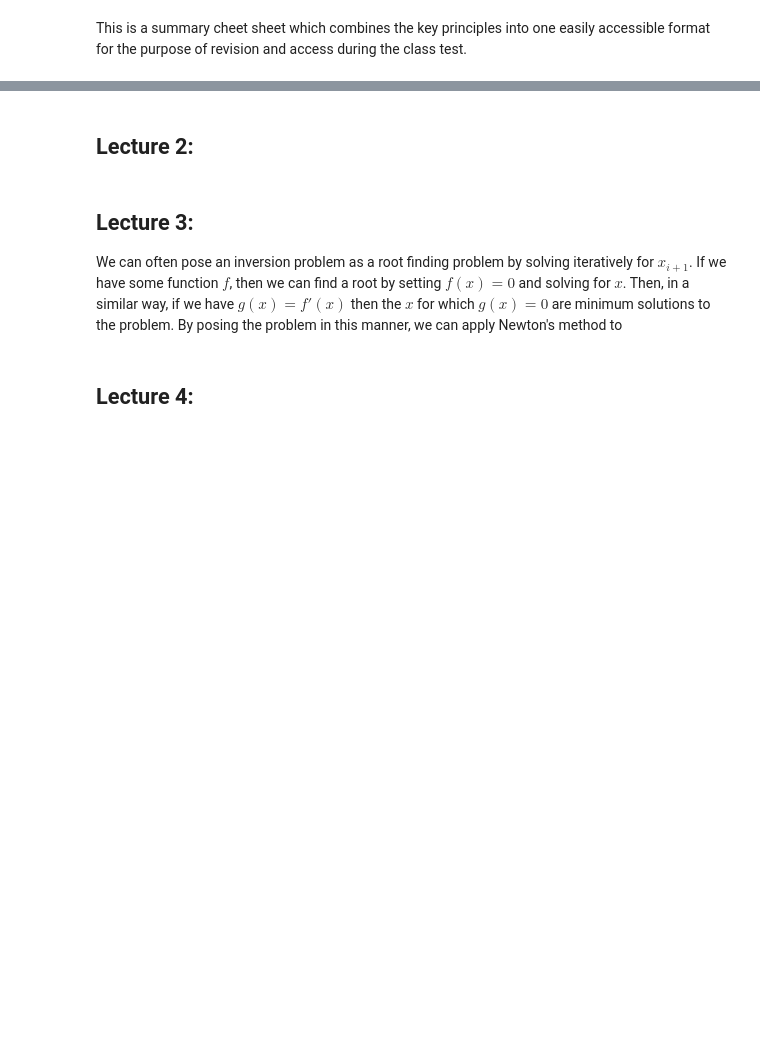
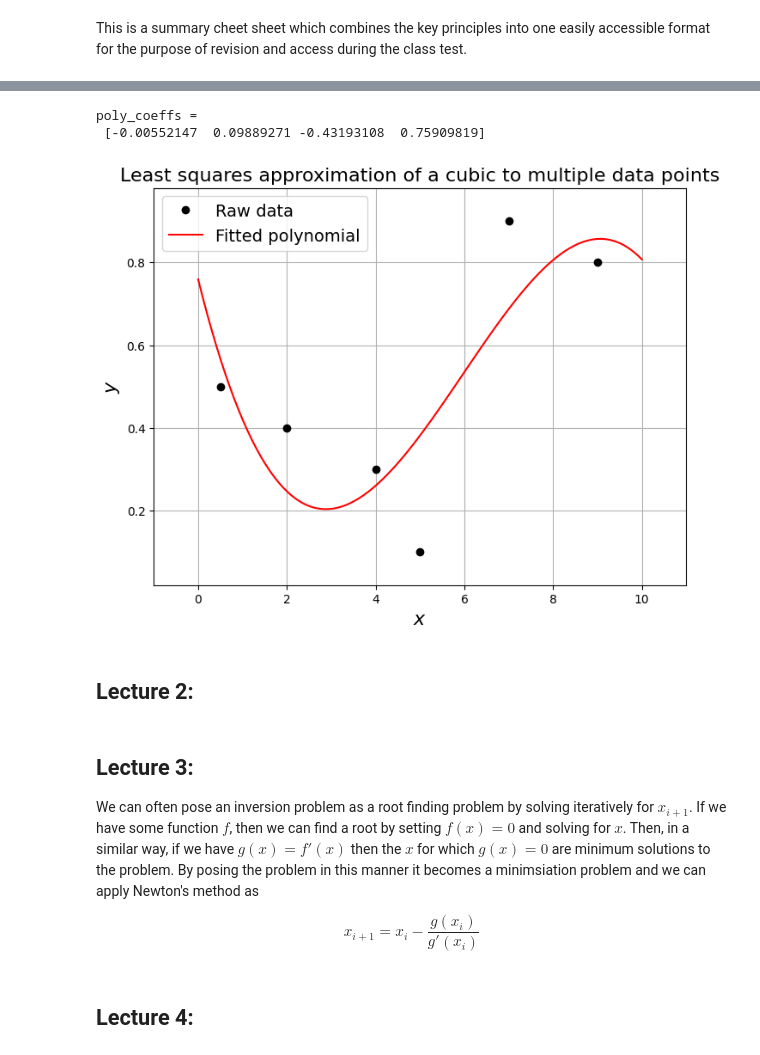
Before and after one commit to nocturnal-luke/Geophysical-inversion-undergraduate, a Jupyter notebook: cheatsheet.ipynb, the cells around one changed output, grey strips where cells are left out. Drawn from its saved outputs; the diff is of its cells as text; code cells hidden in the pictures; blank space fills up the shorter version.

```diff
--- a/cheatsheet.ipynb
+++ b/cheatsheet.ipynb
@@ -37,8 +167,44 @@ $$x_{i+1}=x_i - \frac{f(x_i)/f'(x_i)}$$
+# %%
+# Our data from Lecture 1:
+x = np.array([0.5, 2.0, 4.0, 5.0, 7.0, 9.0])
+y = np.array([0.5, 0.4, 0.3, 0.1, 0.9, 0.8])
+
+# Consider a polynomial of degree 3 - so not high enough to go through all the data
+N = 3
+
+# Compare against the coefficient that numpy's polyfit gives us
+poly_coeffs = np.polyfit(x, y, N)
+print('\npoly_coeffs = \n', poly_coeffs)
+
+xx = np.linspace(0, 10, 100) # To generate smooth curve
+
+# Evaluate the polynomial at the given x values
+y_poly = np.polyval(poly_coeffs, xx)
+
+# set up figure
+fig = plt.figure(figsize=(8, 6))
+ax1 = fig.add_subplot(111)
+ax1.margins(0.1)
+
+# Overlay raw data
+ax1.plot(x, y, 'ko', label='Raw data')
+ax1.plot(xx, y_poly, 'r-', label='Fitted polynomial')
+ax1.set_xlabel('$x$', fontsize=16)
+ax1.set_ylabel('$y$', fontsize=16)
+ax1.set_title('Least squares approximation of a cubic to multiple data points', fontsize=16)
+ax1.grid(True)
+ax1.legend(loc='best', fontsize=14);
+# %% [output]
+poly_coeffs =
+ [-0.00552147  0.09889271 -0.43193108  0.75909819]
+[figure, added]
 # %% [markdown]
 ## Lecture 2: <a name="lecture2"></a>
 # %% [markdown]
 ## Lecture 3: <a name="lecture3"></a>
 
-We can often pose an inversion problem as a root finding problem by solving iteratively for $x_{i+1}$. If we have some function $f$, then we can find a root by setting $f(x)=0$ and solving for $x$. Then, in a similar way, if we have $g(x)=f'(x)$ then the $x$ for which $g(x)=0$ are minimum solutions to the problem. By posing the problem in this manner, we can apply Newton's method to
+We can often pose an inversion problem as a root finding problem by solving iteratively for $x_{i+1}$. If we have some function $f$, then we can find a root by setting $f(x)=0$ and solving for $x$. Then, in a similar way, if we have $g(x)=f'(x)$ then the $x$ for which $g(x)=0$ are minimum solutions to the problem. By posing the problem in this manner it becomes a minimsiation problem and we can apply Newton's method as
+
+$$x_{i+1}=x_i - \frac{g(x_i)}{g'(x_i)}$$
 # %% [markdown]
 ## Lecture 4: <a name="lecture4"></a>
```
Also changed, not shown: parts of 10 cells of this notebook.
